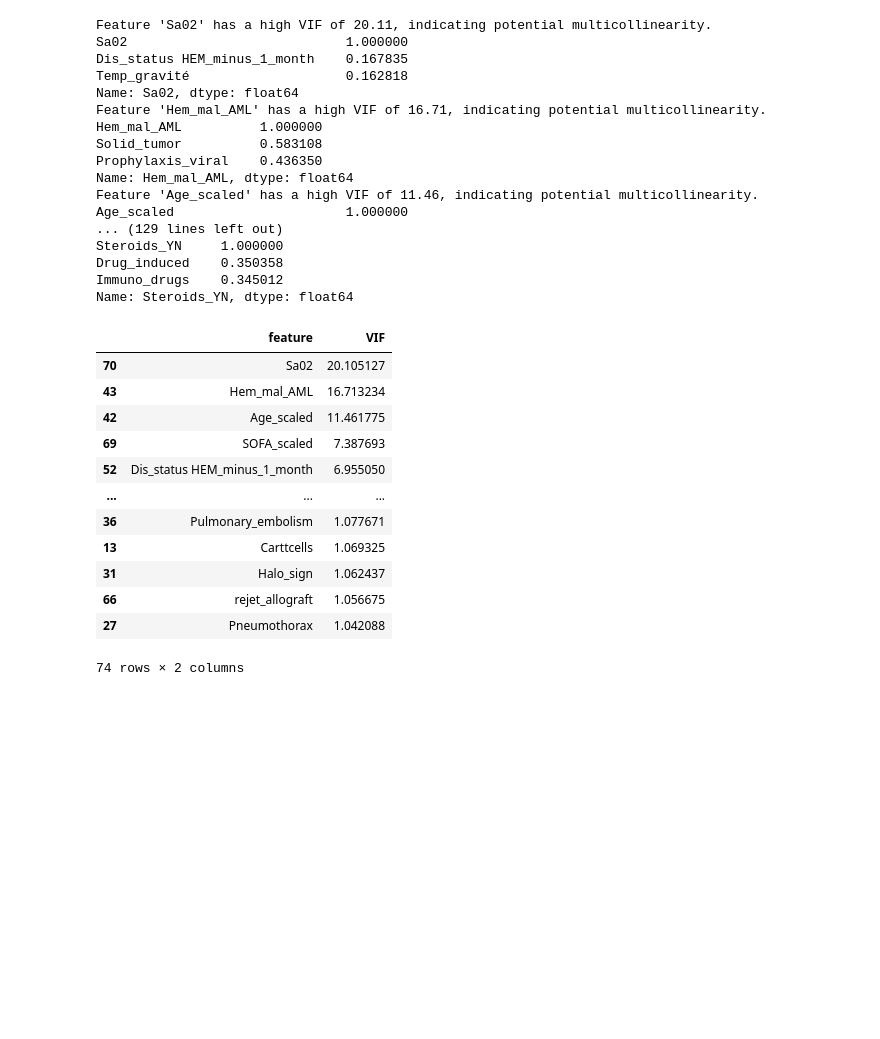
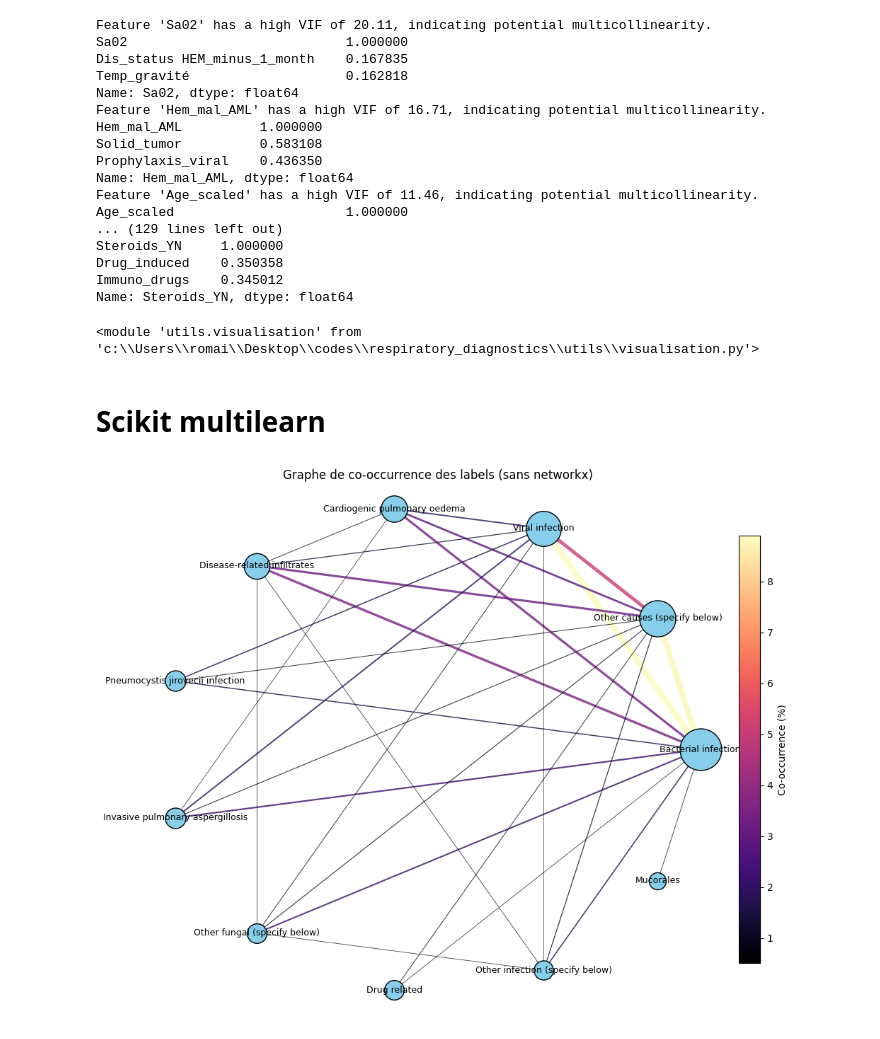
Before and after one commit to Romain-Forte/respiratory_diagnostics, a Jupyter notebook: analyse_data/efraim_analyse.ipynb, the cells around one changed output. Cells and saved outputs as stored; diff of their text form; code cells hidden in the pictures; blank space fills up the shorter version.

```diff
--- a/analyse_data/efraim_analyse.ipynb
+++ b/analyse_data/efraim_analyse.ipynb
@@ -378,18 +380,26 @@ Drug_induced    0.350358
 Immuno_drugs    0.345012
 Name: Steroids_YN, dtype: float64
 # %%
-vif_results_clean
+import sys
+sys.modules.pop('utils.visualisation',None)
 # %% [output]
-|  | feature | VIF |
-| 70 | Sa02 | 20.105127 |
-| 43 | Hem_mal_AML | 16.713234 |
-| 42 | Age_scaled | 11.461775 |
-| 69 | SOFA_scaled | 7.387693 |
-| 52 | Dis_status HEM_minus_1_month | 6.955050 |
-| ... | ... | ... |
-| 36 | Pulmonary_embolism | 1.077671 |
-| 13 | Carttcells | 1.069325 |
-| 31 | Halo_sign | 1.062437 |
-| 66 | rejet_allograft | 1.056675 |
-| 27 | Pneumothorax | 1.042088 |
-74 rows × 2 columns
+<module 'utils.visualisation' from 'c:\\Users\\romai\\Desktop\\codes\\respiratory_diagnostics\\utils\\visualisation.py'>
+# %% [markdown]
+# Scikit multilearn
+# %%
+from utils.visualisation import plot_multilabel_cooccurrence
+
+# df_cat_clean = votre Y one-hot
+from utils.visualisation import plot_multilabel_network_matplotlib
+fig, ax = plot_multilabel_network_matplotlib(
+    df_cat_clean,
+    min_support=0.01,   # garde labels présents dans >=1% des lignes
+    top_k=20,           # prend les 20 plus fréquents
+    normalize="percent",
+    edge_threshold=0.5, # n’affiche que co-occurrences >= 0.5%
+    annot_edges=False,
+    annot_nodes=True,
+)
+plt.show()
+# %% [output]
+[figure, added]
```
Also changed, not shown: parts of 2 cells of this notebook, 3 other files.
